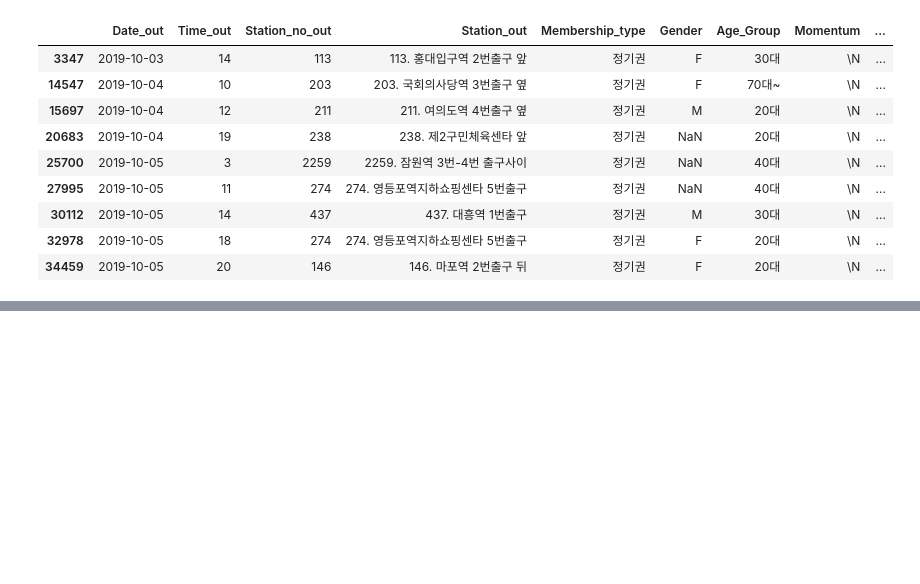
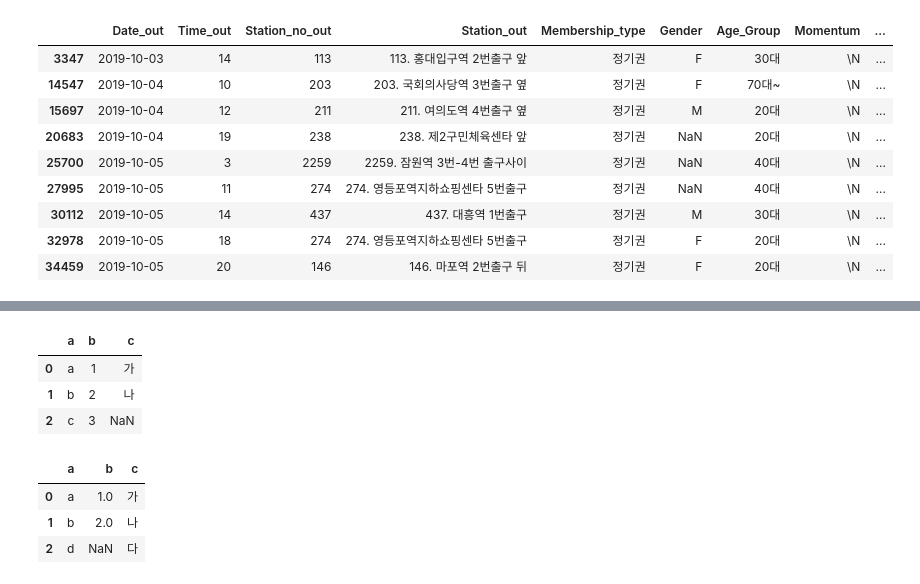
Before and after one commit to Yerial1125/e_learning1, a Jupyter notebook: 연습장.ipynb, the cells around one changed output, grey strips where cells are left out. Cells and saved outputs as stored; diff of their text form; code cells hidden in the pictures; blank space fills up the shorter version.

```diff
--- a/연습장.ipynb
+++ b/연습장.ipynb
@@ -187,0 +230,14 @@ bike_data[bike_data.Momentum == '\\N']
+# %%
+pd.merge(df1, df2, how='left', on='a')
+# %% [output]
+|  | a | b | c |
+| 0 | a | 1 | 가 |
+| 1 | b | 2 | 나 |
+| 2 | c | 3 | NaN |
+# %%
+pd.merge(df1, df2, how='right', on='a')
+# %% [output]
+|  | a | b | c |
+| 0 | a | 1.0 | 가 |
+| 1 | b | 2.0 | 나 |
+| 2 | d | NaN | 다 |
```
Also changed, not shown: parts of 8 cells of this notebook, 1 other file.
